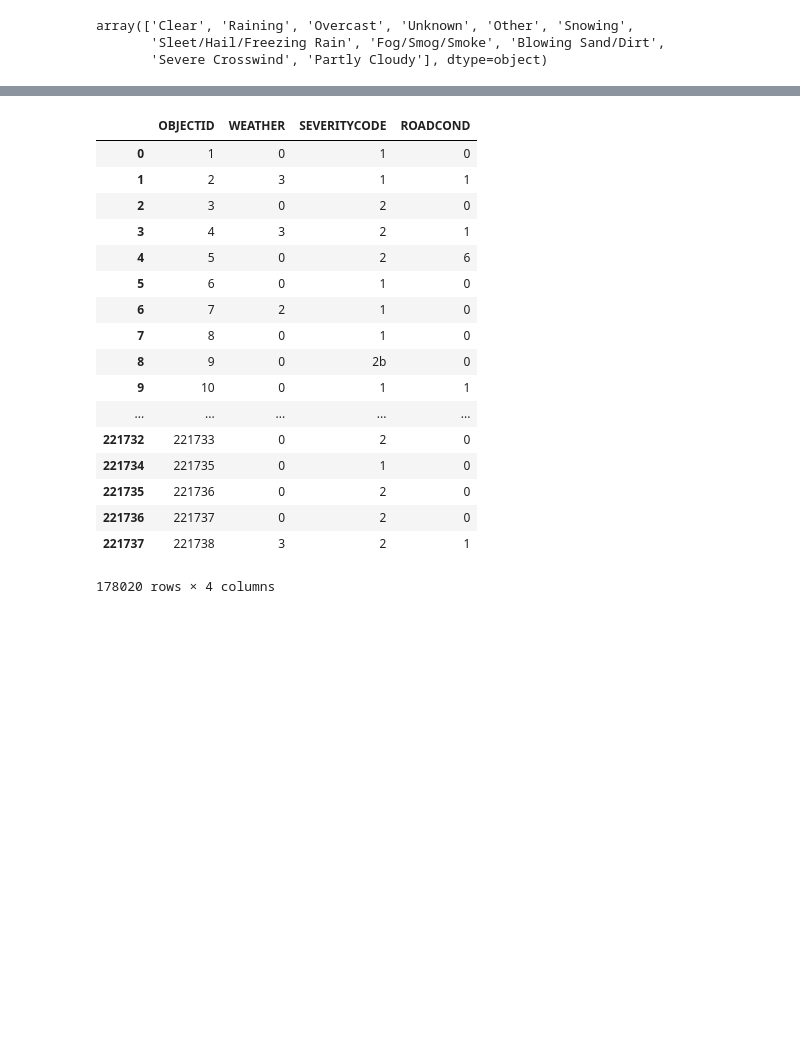
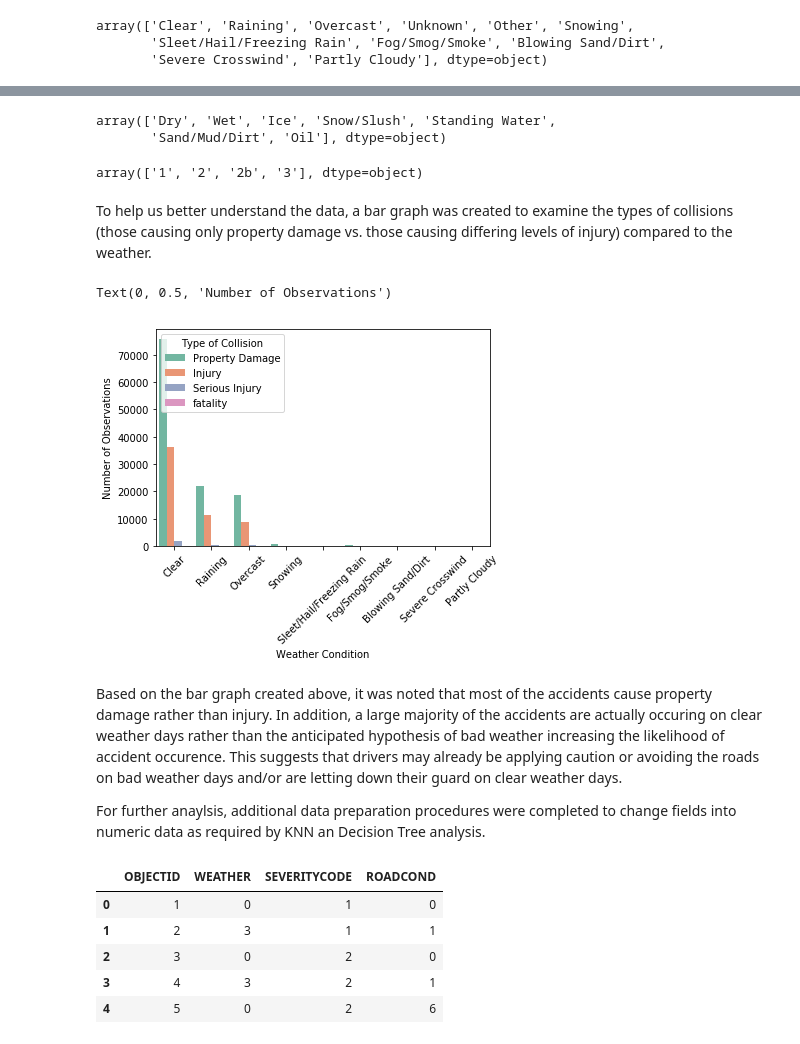
Before and after one commit to SF20305/Coursera_Capstone, a Jupyter notebook: Coursera Capstone.ipynb, the cells around one changed output, grey strips where cells are left out. Saved outputs shown, nothing was run; the diff lists cells and outputs as text; code cells hidden in the pictures; blank space fills up the shorter version.

```diff
--- a/Coursera Capstone.ipynb
+++ b/Coursera Capstone.ipynb
@@ -127,6 +124,0 @@ array(['Clear', 'Raining', 'Overcast', 'Snowing',
-# %%
-SD.drop(SD.index[SD['ROADCOND'] == 'Unknown'], inplace = True)
-SD.drop(SD.index[SD['ROADCOND'] == 'Other'], inplace = True)
-
-
-SD.ROADCOND.unique()
@@ -136,25 +141,64 @@ array(['Dry', 'Wet', 'Ice', 'Snow/Slush', 'Standing Water',
+# %%
+# Drop any line items with a value of 'unknown' or 'other' in our independent variables as this will skew the data analysis.
+# Therefore, in the final model, it will be required that the user has information on the key independent variables in order for the model to be utilized.SD.drop(SD.index[SD['ROADCOND'] == 'Unknown'], inplace = True)
+SD.drop(SD.index[SD['ROADCOND'] == 'Other'], inplace = True)
+
+
+SD.ROADCOND.unique()
+# %% [output]
+array(['Dry', 'Wet', 'Ice', 'Snow/Slush', 'Standing Water',
+       'Sand/Mud/Dirt', 'Oil'], dtype=object)
+# %%
+# Drop any line items with a value of '0' (which indicates 'unknown') in our dependent variable as this line item will not assist with training the model.
+
+SD.SEVERITYCODE.unique()
+# %% [output]
+array(['1', '2', '2b', '3'], dtype=object)
+# %% [markdown]
+To help us better understand the data, a bar graph was created to examine the types of collisions (those causing only property damage vs. those causing differing levels of injury) compared to the weather.
+# %%
+# Understanding data by looking at how many accidents cause property damage vs. injury and in what weather conditions
+df_InjuryType= SD[['WEATHER', 'SEVERITYCODE']].copy()
+codes = {'1': 'Property Damage', '2': 'Injury', '2b': 'Serious Injury', '3': 'fatality'}
+df_InjuryType['Type of Collision'] = df_InjuryType['SEVERITYCODE'].replace(codes)
+df_InjuryType['Type of Weather'] = df_InjuryType['WEATHER'].replace(weathercodes)
+
+ax = sns.countplot(
+    data=df_InjuryType,
+    x='WEATHER',
+    hue='Type of Collision',
+    palette='Set2'
+)
+
+ax.set_xticklabels(
+    ax.get_xticklabels(),
+    rotation=45
+)
+
+ax.grid(False)
+# ax.set_title(set_title(2, 'Type of Weather Conditions'), y=-0.45)
+ax.set_xlabel('Weather Condition')
+ax.set_ylabel('Number of Observations')
+# %% [output]
+Text(0, 0.5, 'Number of Observations')
+[figure, added]
+# %% [markdown]
+Based on the bar graph created above, it was noted that most of the accidents cause property damage rather than injury. In addition, a large majority of the accidents are actually occuring on clear weather days rather than the anticipated hypothesis of bad weather increasing the likelihood of accident occurence. This suggests that drivers may already be applying caution or avoiding the roads on bad weather days and/or are letting down their guard on clear weather days.
+
+For further anaylsis, additional data preparation procedures were completed to change fields into numeric data as required by KNN an Decision Tree analysis.
 # %%
-#Assign number values to the Weather and Road Condition columns according to severity of condition
-#weather_map = {'Clear': 0, 'Partly Cloudy': 1, 'Overcast': 2, 'Raining': 3, 'Fog/Smog/Smoke': 4, 'Blowing Sand/Dirt': 5, 'Sleet/Hail/Freezing Rain': 6, 'Snowing': 7, 'Severe Crosswind': 8}
-#road_map = {'Dry': 0, 'Wet': 1, 'Sand/Mud/Dirt': 2, 'Standing Water': 3, 'Snow/Slush': 4, 'Oil': 5, 'Ice': 6}
+# Assign number values to the Weather and Road Condition columns according to severity of condition
+# Change the 'SEVERITYCODE' variable to a 1-4 scale
+weather_map = {'Clear': 0, 'Partly Cloudy': 1, 'Overcast': 2, 'Raining': 3, 'Fog/Smog/Smoke': 4, 'Blowing Sand/Dirt': 5, 'Sleet/Hail/Freezing Rain': 6, 'Snowing': 7, 'Severe Crosswind': 8}
+road_map = {'Dry': 0, 'Wet': 1, 'Sand/Mud/Dirt': 2, 'Standing Water': 3, 'Snow/Slush': 4, 'Oil': 5, 'Ice': 6}
+severity_map = {'1': 1, '2': 2, '2b': 3, '3': 4}
 
-#SD.replace({'WEATHER': weather_map, 'ROADCOND': road_map})
+SD_New = SD.replace({'WEATHER': weather_map, 'ROADCOND': road_map, 'SEVERITYCODE': severity_map})
+SD_New.head()
 # %% [output]
 |  | OBJECTID | WEATHER | SEVERITYCODE | ROADCOND |
 | 0 | 1 | 0 | 1 | 0 |
 | 1 | 2 | 3 | 1 | 1 |
 | 2 | 3 | 0 | 2 | 0 |
 | 3 | 4 | 3 | 2 | 1 |
 | 4 | 5 | 0 | 2 | 6 |
-| 5 | 6 | 0 | 1 | 0 |
-| 6 | 7 | 2 | 1 | 0 |
-| 7 | 8 | 0 | 1 | 0 |
-| 8 | 9 | 0 | 2b | 0 |
-| 9 | 10 | 0 | 1 | 1 |
-| ... | ... | ... | ... | ... |
-| 221732 | 221733 | 0 | 2 | 0 |
-| 221734 | 221735 | 0 | 1 | 0 |
-| 221735 | 221736 | 0 | 2 | 0 |
-| 221736 | 221737 | 0 | 2 | 0 |
-| 221737 | 221738 | 3 | 2 | 1 |
-178020 rows × 4 columns
```
Also changed, not shown: parts of 28 cells of this notebook.
